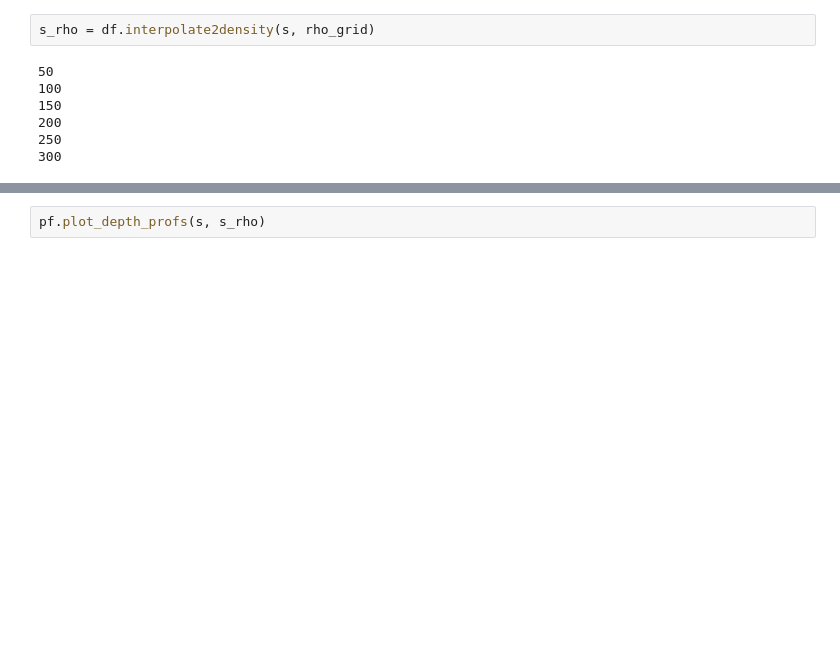
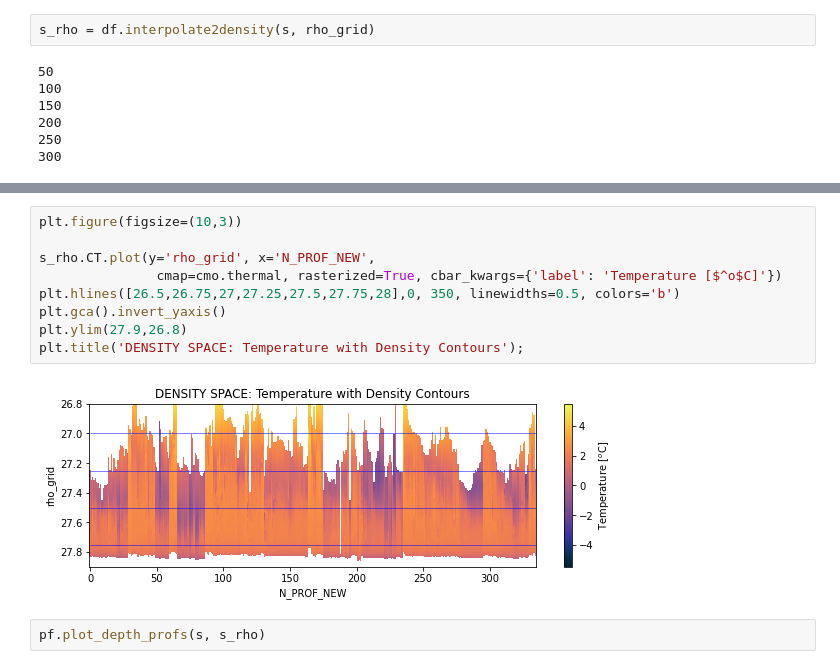
Before and after one commit to ocean-transport/argo-intern, a Jupyter notebook: argo_density_space.ipynb, the cells around one changed output, grey strips where cells are left out. Cells and saved outputs as stored; diff of their text form; blank space fills up the shorter version.

```diff
--- a/argo_density_space.ipynb
+++ b/argo_density_space.ipynb
@@ -49,3 +128,14 @@ s_rho = df.interpolate2density(s, rho_grid)
+# %%
+plt.figure(figsize=(10,3))
+
+s_rho.CT.plot(y='rho_grid', x='N_PROF_NEW',
+               cmap=cmo.thermal, rasterized=True, cbar_kwargs={'label': 'Temperature [$^o$C]'})
+plt.hlines([26.5,26.75,27,27.25,27.5,27.75,28],0, 350, linewidths=0.5, colors='b')
+plt.gca().invert_yaxis()
+plt.ylim(27.9,26.8)
+plt.title('DENSITY SPACE: Temperature with Density Contours');
+# %% [output]
+[figure, added]
 # %%
 pf.plot_depth_profs(s, s_rho)
 # %% [output]
```
Also changed, not shown: parts of 11 cells of this notebook, 1 other file.
